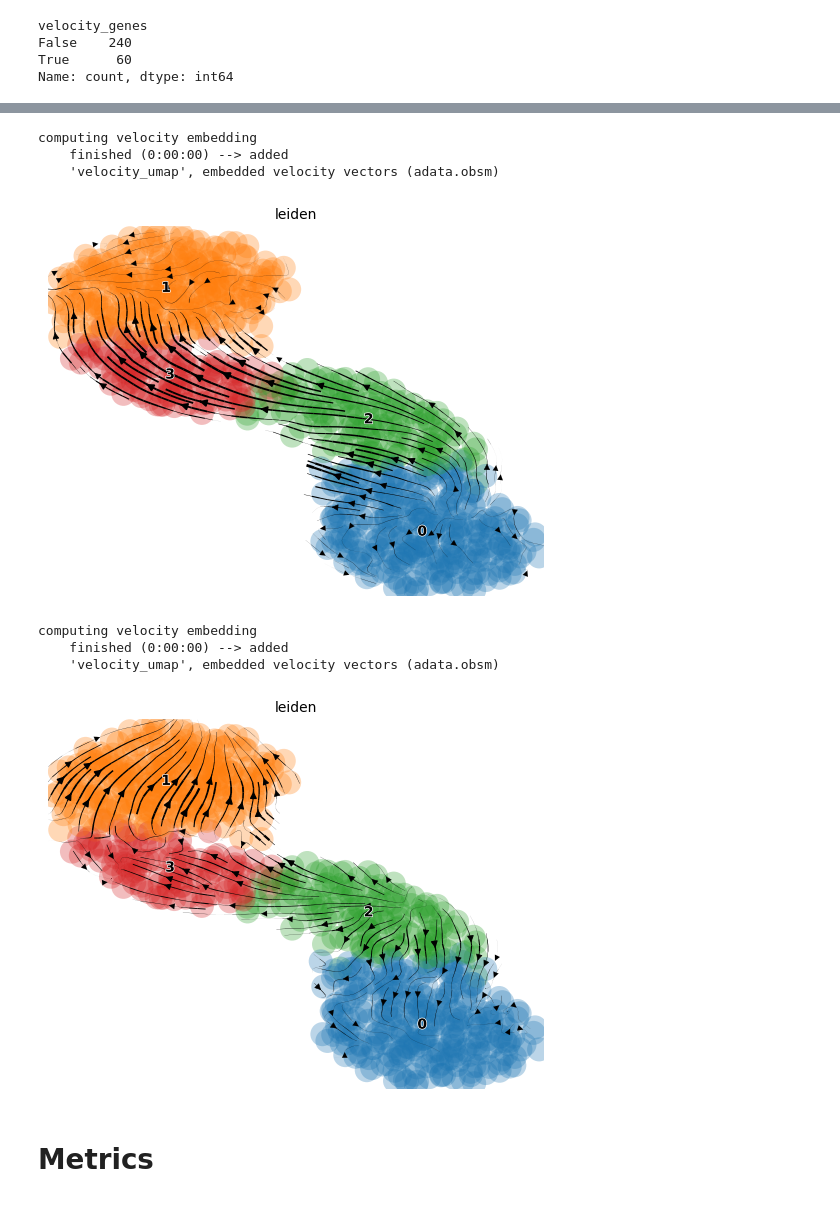
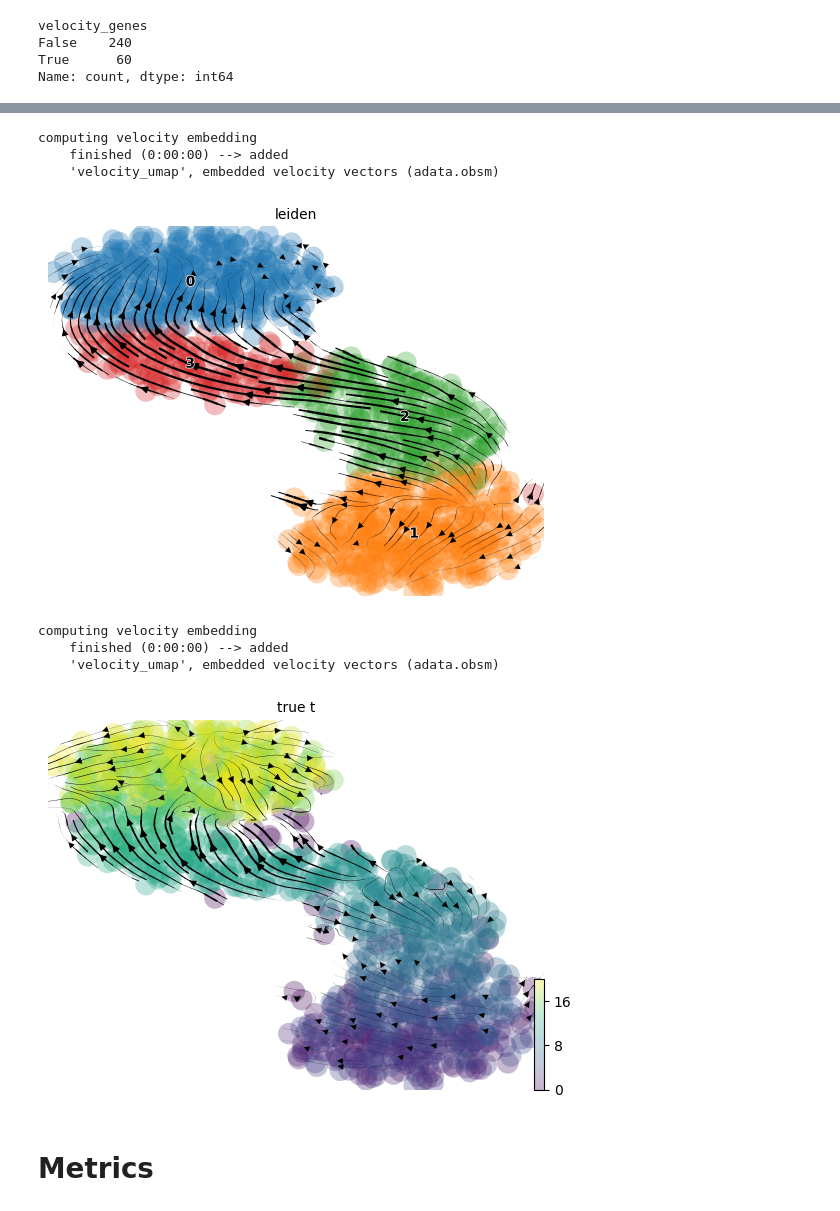
Before and after one commit to sergiomarco25/STVelo, a Jupyter notebook: notebooks/analysis/nu_beta_effects/small_nu.ipynb, the cells around one changed output, grey strips where cells are left out. Drawn from its saved outputs; the diff is of its cells as text; code cells hidden in the pictures.

```diff
--- a/notebooks/analysis/nu_beta_effects/small_nu.ipynb
+++ b/notebooks/analysis/nu_beta_effects/small_nu.ipynb
@@ -134,17 +162,17 @@ Name: count, dtype: int64
 # %%
-scv.pl.velocity_embedding_stream(adata_dict['adata_s_u_800obs_300genes_deterministic'], basis='umap', color='leiden')
+scv.pl.velocity_embedding_stream(adata_dict['adata_s_u_1000obs_300genes_deterministic'], basis='umap', color='leiden')
 # %% [output]
 computing velocity embedding
     finished (0:00:00) --> added
     'velocity_umap', embedded velocity vectors (adata.obsm)
-[figure, old version]
+[figure, new version]
 # %%
-scv.pl.velocity_embedding_stream(adata_dict['adata_n_c_800obs_300genes_deterministic'], basis='umap', color='leiden')
+scv.pl.velocity_embedding_stream(adata_dict['adata_n_c_1000obs_300genes_dynamical'], basis='umap', color='true_t')
 # %% [output]
 computing velocity embedding
     finished (0:00:00) --> added
     'velocity_umap', embedded velocity vectors (adata.obsm)
-[figure, old version]
+[figure, new version]
 # %% [markdown]
 # Metrics
 # %% [markdown]
```
Also changed, not shown: parts of 4 cells of this notebook, 57 other files.
